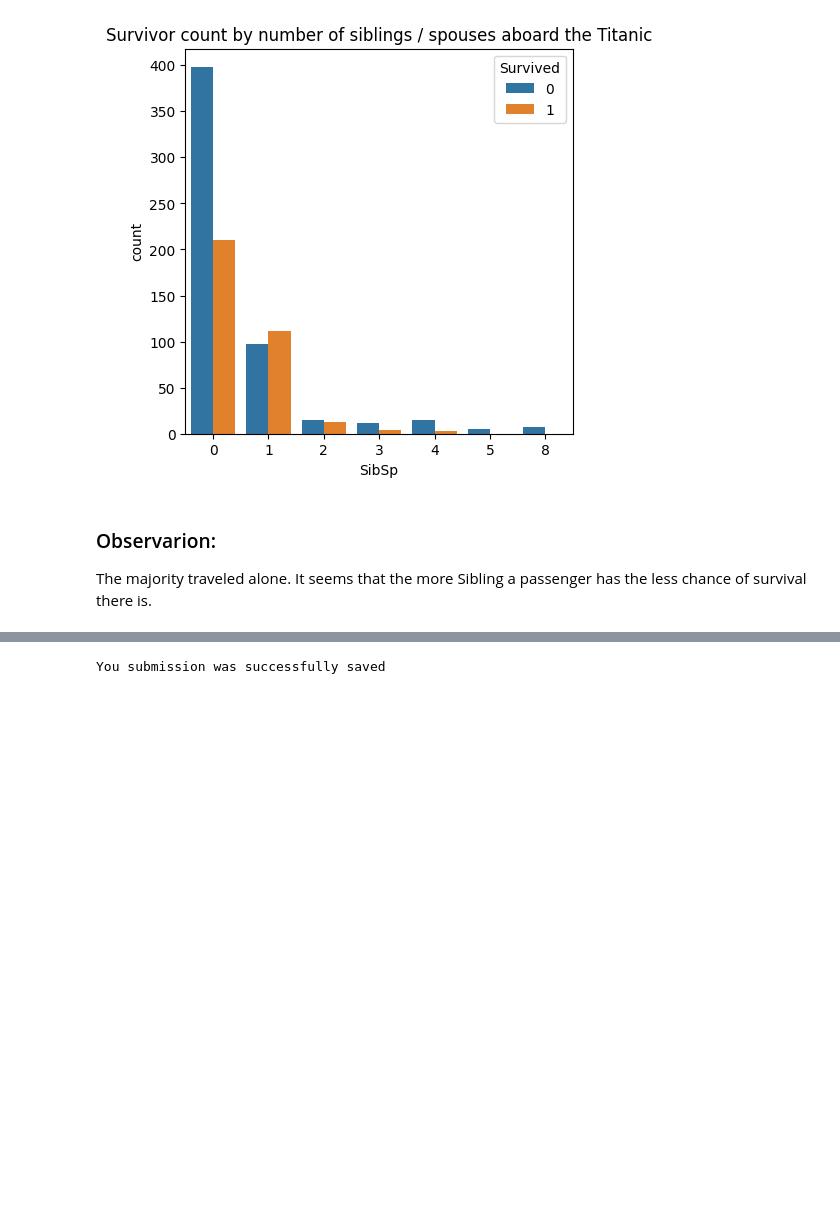
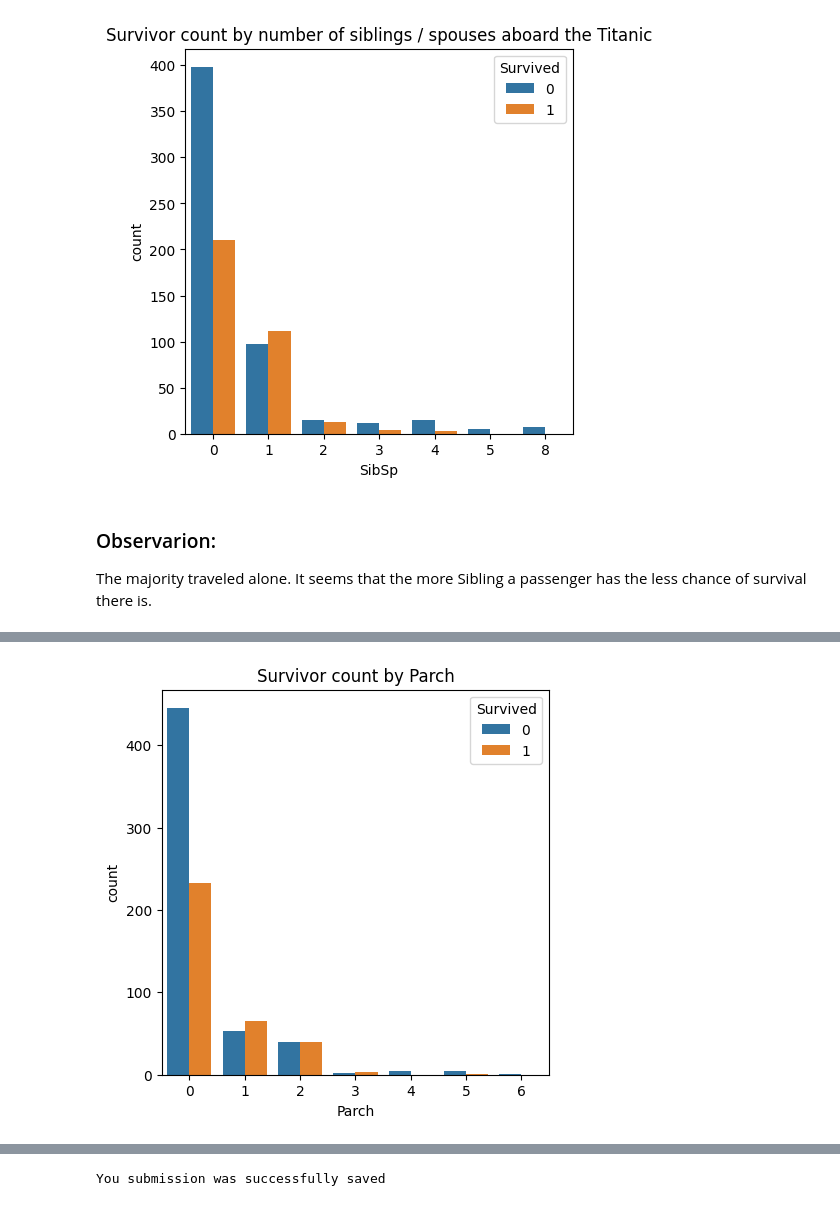
Before and after one commit to PeJiR/KAGGLE-Learn-Courses-, a Jupyter notebook: Titanic - Machine Learning from Disaster.ipynb, the cells around one changed output, grey strips where cells are left out. Drawn from its saved outputs; the diff is of its cells as text; code cells hidden in the pictures; blank space fills up the shorter version.

```diff
--- a/Titanic - Machine Learning from Disaster.ipynb
+++ b/Titanic - Machine Learning from Disaster.ipynb
@@ -554,0 +580,4 @@ The majority traveled alone. It seems that the more Sibling a passenger has the
+# %%
+show_compare_countplot(train_data, 'Parch', 'Survived', 'Survivor count by Parch')
+# %% [output]
+[figure, added]
```
Also changed, not shown: parts of 6 cells of this notebook.
